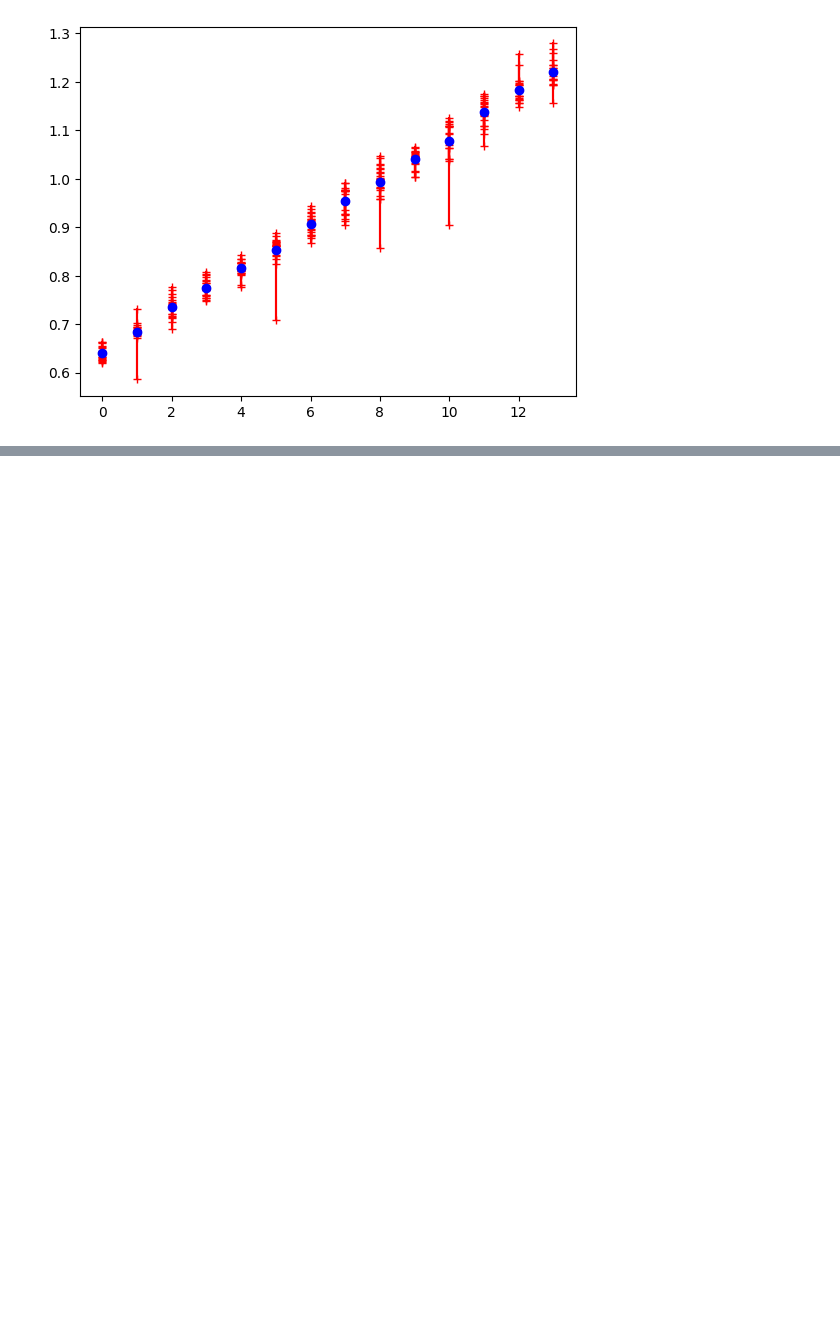
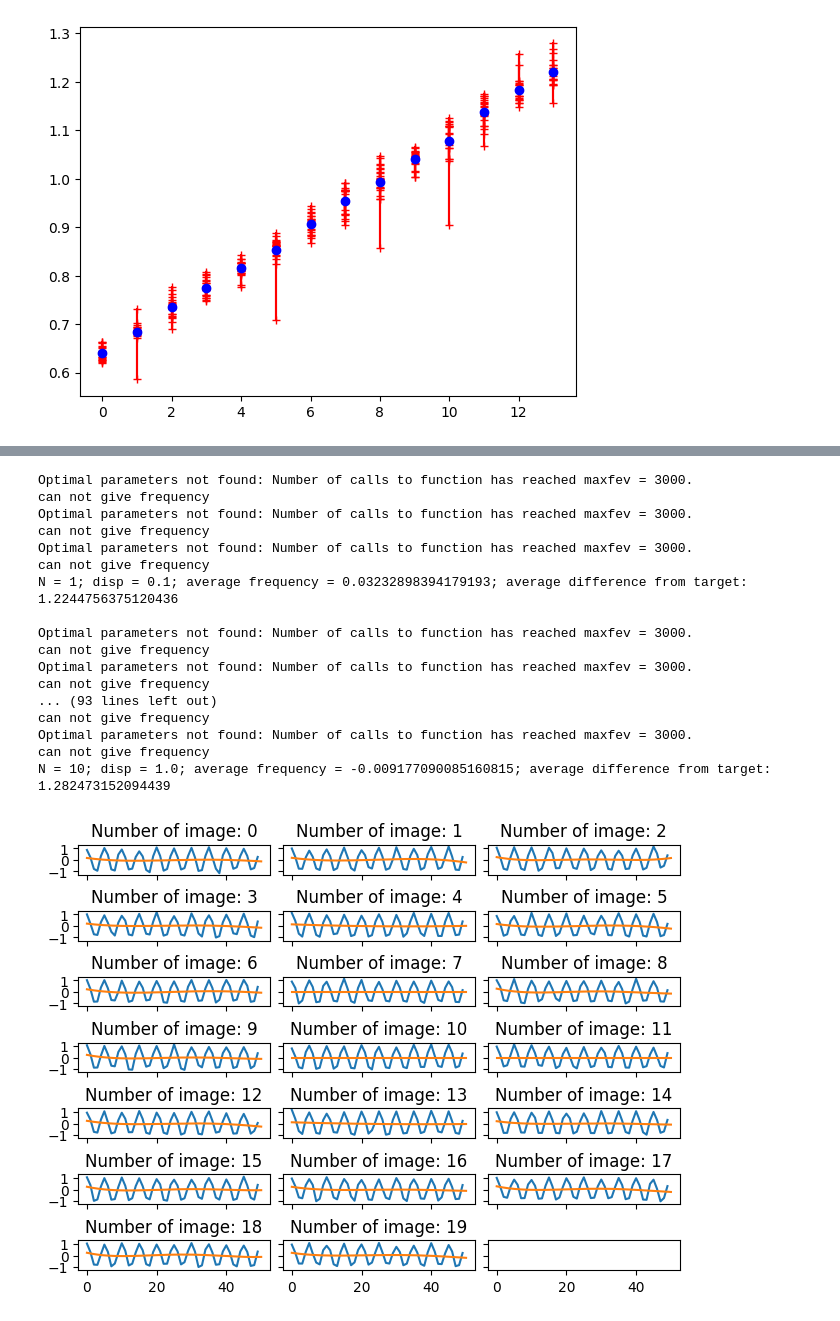
Before and after one commit to annamogo/DiplomaLISF, a Jupyter notebook: FRINGE_PATTERN_AN/Frq_Uncertainty.ipynb, the cells around one changed output, grey strips where cells are left out. Cells and saved outputs as stored; diff of their text form; code cells hidden in the pictures; blank space fills up the shorter version.

```diff
--- a/FRINGE_PATTERN_AN/Frq_Uncertainty.ipynb
+++ b/FRINGE_PATTERN_AN/Frq_Uncertainty.ipynb
@@ -123,0 +158,64 @@ plt.show()
+# %%
+# here we define parameters of generetes signal
+T_0 = 5 # period of signal in pixels
+f_0 = 2*np.pi/T_0
+L = 50 # signal length
+A = 1 # signal's amplitude
+
+x = np.arange(L)
+sig_0 = A*np.cos(f_0*x)
+# %%
+disp_list = np.linspace(start=0,stop=A, num=11)[1:]
+slp = 0
+
+mean = 0
+N = 20
+
+noised_sigs = []
+frq = []
+diff = []
+i=1
+for disp in disp_list:
+    noised_batch = FringeList()
+    for _ in range(N):
+        sig = noised_sig(sig_0, mean=mean, disp=disp, slp=slp)
+        noised = Fringe(signal=sig, fs=1)
+        noised_batch.append(noised)
+
+
+    #print(len(noised_batch.fringe_list))
+    noised_batch.get_frq_cos()
+
+    frq_arr = np.asarray(noised_batch.frq_cos_list)
+    diff_arr = frq_arr - 0.4*np.pi
+
+    frq_val = np.mean(frq_arr)
+    diff_val = np.sqrt(np.mean(diff_arr**2))
+
+    frq.append(frq_val)
+    diff.append(diff_val)
+
+    if i == 1:
+        noised_batch.plot(show_cos=True)
+
+    print(f"N = {i}; disp = {disp}; average frequency = {frq_val}; average difference from target: {diff_val}\n")
+    i+=1
+# %% [output]
+Optimal parameters not found: Number of calls to function has reached maxfev = 3000.
+can not give frequency
+Optimal parameters not found: Number of calls to function has reached maxfev = 3000.
+can not give frequency
+Optimal parameters not found: Number of calls to function has reached maxfev = 3000.
+can not give frequency
+N = 1; disp = 0.1; average frequency = 0.03232898394179193; average difference from target: 1.2244756375120436
+
+Optimal parameters not found: Number of calls to function has reached maxfev = 3000.
+can not give frequency
+Optimal parameters not found: Number of calls to function has reached maxfev = 3000.
+can not give frequency
+... (93 lines left out)
+can not give frequency
+Optimal parameters not found: Number of calls to function has reached maxfev = 3000.
+can not give frequency
+N = 10; disp = 1.0; average frequency = -0.009177090085160815; average difference from target: 1.282473152094439
+[figure, added]
```
Also changed, not shown: parts of 4 cells of this notebook, 4 other files.
